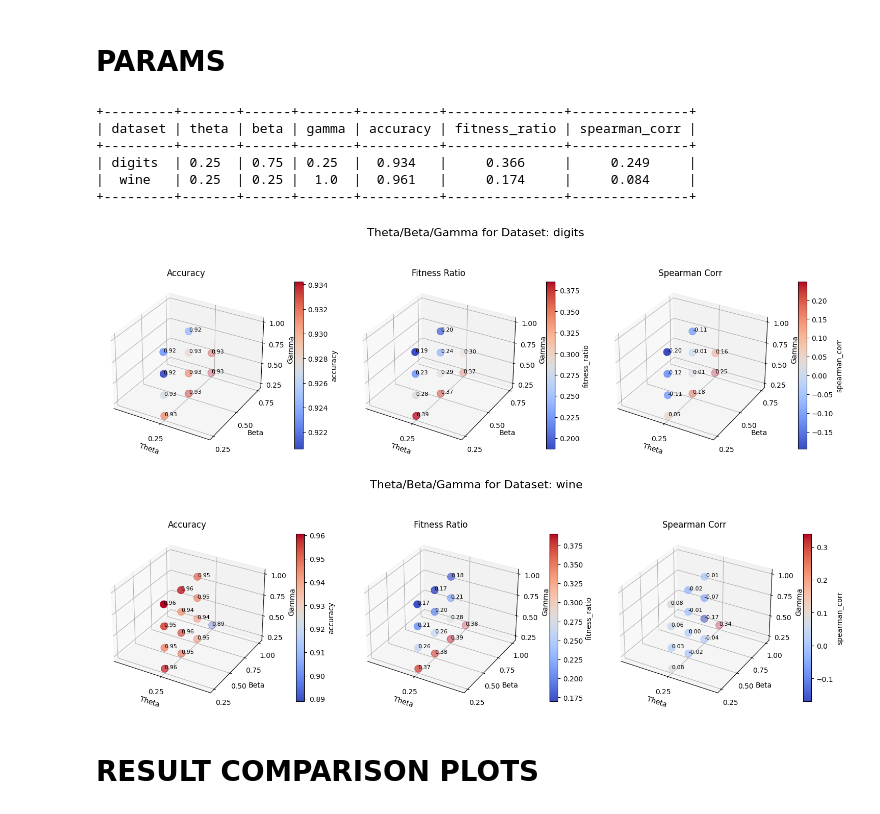
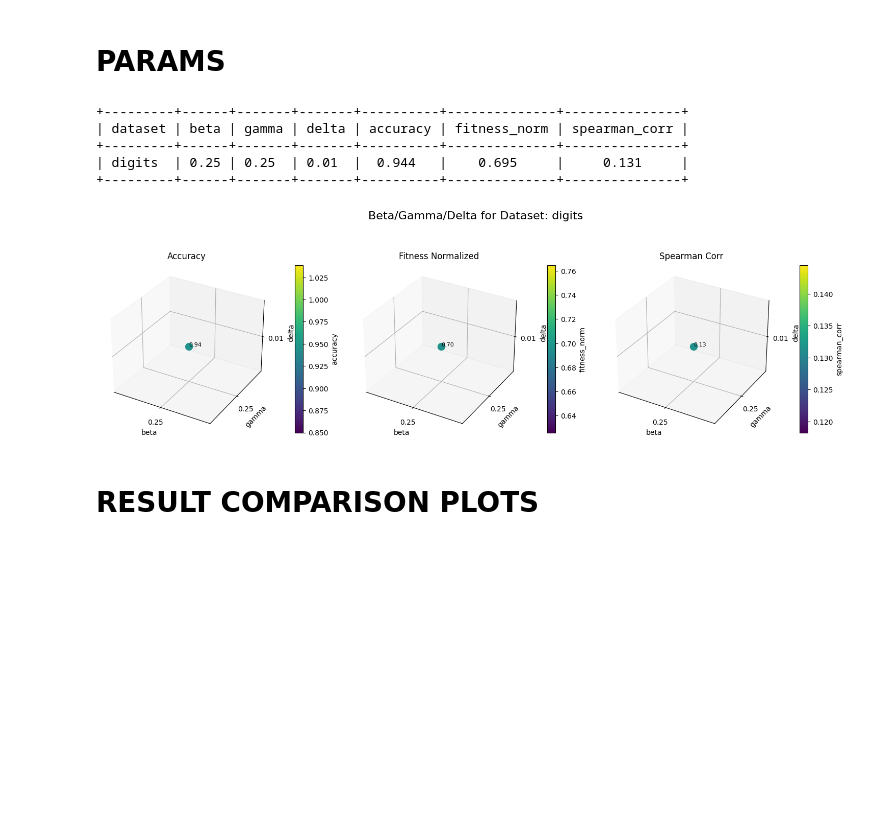
Before and after one commit to CenturionTheMan/SimulatedAnnealingBagging, a Jupyter notebook: src/article_plots.ipynb, the cells around one changed output. Cells and saved outputs as stored; diff of their text form; code cells hidden in the pictures; blank space fills up the shorter version.

```diff
--- a/src/article_plots.ipynb
+++ b/src/article_plots.ipynb
@@ -21,21 +21,23 @@ from tabulate import tabulate
 # %% [markdown]
 # PARAMS
 # %%
-files = glob.glob('./../res/bagging_sa_params_*.csv')
+greeks = ['beta', 'gamma', 'delta']
+
+files = glob.glob('./../res/params_*.csv')
 dfs = [pd.read_csv(f) for f in files]
 df = pd.concat(dfs, ignore_index=True)
 
-df['fitness_ratio'] = df['fitness'] / (df['theta'] + df['beta'] + df['gamma'])
+df['fitness_norm'] = (df['fitness'] + df['epsilon']) / (df['beta'] + df['gamma'] + df['epsilon'])
 
-grouped = df.groupby(['dataset', 'theta', 'beta', 'gamma']).agg({
+grouped = df.groupby(['dataset'] + greeks).agg({
     'accuracy': 'mean',
-    'fitness_ratio': 'mean',
+    'fitness_norm': 'mean',
     'spearman_corr': 'mean'
 }).reset_index()
 
-grouped_corr = df[df['spearman_p'] < 0.05].groupby(['dataset', 'theta', 'beta', 'gamma']).agg({
+grouped_corr = df[df['spearman_p'] < 0.05].groupby(['dataset'] + greeks).agg({
     'accuracy': 'mean',
-    'fitness_ratio': 'mean',
+    'fitness_norm': 'mean',
     'spearman_corr': 'mean'
 }).reset_index()
 
@@ -48,54 +50,52 @@ print(tabulate(tmp, headers='keys', tablefmt='pretty', showindex=False))
 # 3D Scatter Plot Function
 def plot_metrics_3d_subplots(df, dataset, metrics, titles, themes):
     fig = plt.figure(figsize=(15, 5))  # Adjust figure size for subplots
-    fig.suptitle(f"Theta/Beta/Gamma for Dataset: {dataset}", fontsize=16, x=0.5)
+    fig.suptitle(f"Beta/Gamma/Delta for Dataset: {dataset}", fontsize=16, x=0.5)
     for i, (metric, title, theme) in enumerate(zip(metrics, titles, themes), start=1):
         df_tmp = df[df['dataset'] == dataset]
         ax = fig.add_subplot(1, 3, i, projection='3d')  # Create a subplot for each metric
-        sc = ax.scatter(df_tmp['theta'], df_tmp['beta'], df_tmp['gamma'], c=df_tmp[metric], cmap=theme, s=100)
-        ax.set_xlabel('Theta')
-        ax.set_ylabel('Beta')
-        ax.set_zlabel('Gamma')
+        sc = ax.scatter(df_tmp[greeks[0]], df_tmp[greeks[1]], df_tmp[greeks[2]], c=df_tmp[metric], cmap=theme, s=100)
+        ax.set_xlabel(greeks[0])
+        ax.set_ylabel(greeks[1])
+        ax.set_zlabel(greeks[2])
         ax.set_title(title)
 
-        ax.set_xticks(df_tmp['theta'].unique())
-        ax.set_yticks(df_tmp['beta'].unique())
-        ax.set_zticks(df_tmp['gamma'].unique())
+        ax.set_xticks(df_tmp[greeks[0]].unique())
+        ax.set_yticks(df_tmp[greeks[1]].unique())
+        ax.set_zticks(df_tmp[greeks[2]].unique())
 
         # Adjust colorbar position and size
         cbar = fig.colorbar(sc, ax=ax, shrink=0.8, pad=0.1)  # Shrink and add padding
         cbar.set_label(metric)
 
         # Add numeric annotations
         for _, row in df_tmp.iterrows():
-            ax.text(row['theta'], row['beta'], row['gamma'], f"{row[metric]:.2f}", fontsize=8, color='black')
+            ax.text(row[greeks[0]], row[greeks[1]], row[greeks[2]], f"{row[metric]:.2f}", fontsize=8, color='black')
 
     plt.tight_layout(rect=[0, 0, 1, 0.95])  # Adjust layout to make space for the title
     plt.show()
 
 datasets = grouped['dataset'].unique()
 
 # Define metrics, titles, and themes for the subplots
-metrics = ['accuracy', 'fitness_ratio', 'spearman_corr']
+metrics = ['accuracy', 'fitness_norm', 'spearman_corr']
 titles = [
     'Accuracy',
-    'Fitness Ratio',
+    'Fitness Normalized',
     'Spearman Corr'
 ]
-themes = ['coolwarm', 'coolwarm', 'coolwarm']
+themes = ['viridis', 'viridis', 'viridis']
 
 # Generate subplots for each dataset
 for dataset in datasets:
     plot_metrics_3d_subplots(grouped, dataset, metrics, titles, themes)
 # %% [output]
-+---------+-------+------+-------+----------+---------------+---------------+
-| dataset | theta | beta | gamma | accuracy | fitness_ratio | spearman_corr |
-+---------+-------+------+-------+----------+---------------+---------------+
-| digits  | 0.25  | 0.75 | 0.25  |  0.934   |     0.366     |     0.249     |
-|  wine   | 0.25  | 0.25 |  1.0  |  0.961   |     0.174     |     0.084     |
-+---------+-------+------+-------+----------+---------------+---------------+
++---------+------+-------+-------+----------+--------------+---------------+
+| dataset | beta | gamma | delta | accuracy | fitness_norm | spearman_corr |
++---------+------+-------+-------+----------+--------------+---------------+
+| digits  | 0.25 | 0.25  | 0.01  |  0.944   |    0.695     |     0.131     |
++---------+------+-------+-------+----------+--------------+---------------+
-[figure, old version]
+[figure, new version]
-[figure, removed]
 # %%
 # # Optionally average over replicates
 # grouped = df.groupby(['theta', 'beta', 'gamma']).agg({
```
Also changed, not shown: parts of 2 cells of this notebook, 14 other files.
